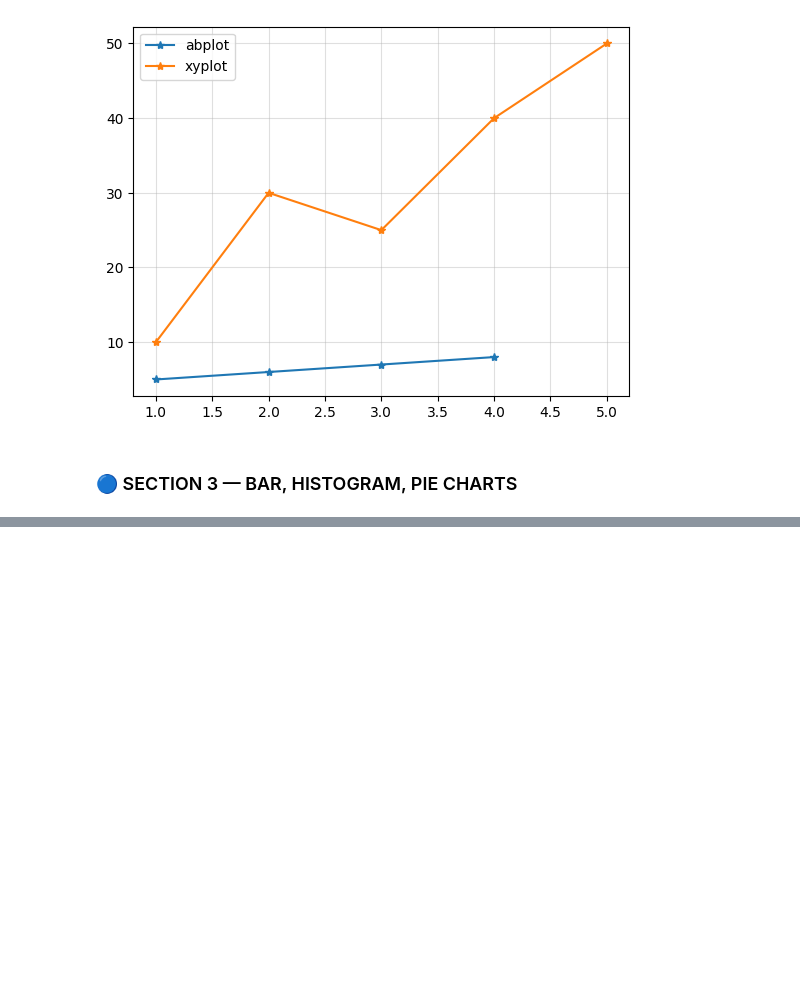
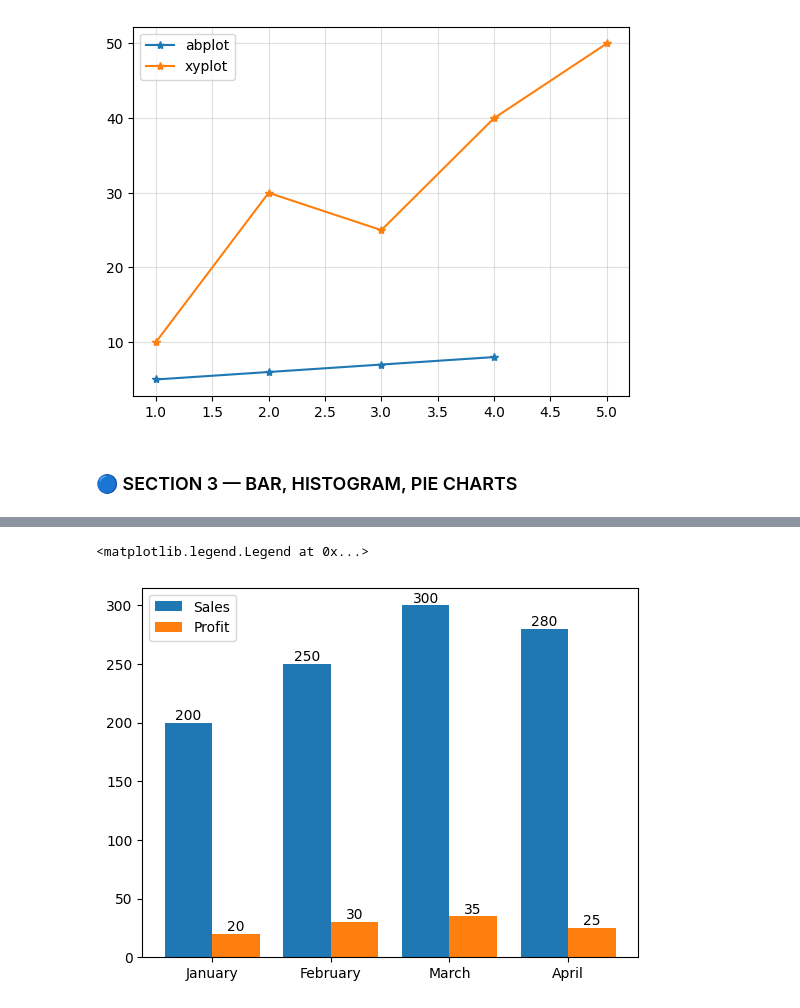
Before and after one commit to sagarnbeedi-analytics/data-analytics-portfolio, a Jupyter notebook: PYTHON/practicing_python_libraries/python_files/matplotlib.ipynb, the cells around one changed output, grey strips where cells are left out. Drawn from its saved outputs; the diff is of its cells as text; code cells hidden in the pictures; blank space fills up the shorter version.

```diff
--- a/PYTHON/practicing_python_libraries/python_files/matplotlib.ipynb
+++ b/PYTHON/practicing_python_libraries/python_files/matplotlib.ipynb
@@ -197,0 +235,9 @@ plt.grid(True,alpha=0.4)
+# %%
+import pandas as pd
+
+df = pd.DataFrame({
+    "Date": pd.date_range("2024-01-01", periods=4, freq="M"),
+    "Sales": [200, 250, 300, 280],
+    "Sale Price (₹/kg)": [40, 42, 45, 43],
+    "Profit": [20, 30, 35, 25]
+})
@@ -197,0 +252,15 @@ plt.grid(True,alpha=0.4)
+# %%
+df["SaleMonth"]=df["Date"].dt.month_name()
+# %%
+x=np.arange(len(df["SaleMonth"]))
+w=0.4
+# %%
+b1=plt.bar(x-w/2,df["Sales"],width=w,label="Sales")
+b2=plt.bar(x+w/2,df["Profit"],width=w,label="Profit")
+plt.xticks(x,df["SaleMonth"])
+plt.bar_label(b1)
+plt.bar_label(b2)
+plt.legend()
+# %% [output]
+<matplotlib.legend.Legend at 0x...>
+[figure, added]
```
Also changed, not shown: parts of 13 cells of this notebook.
